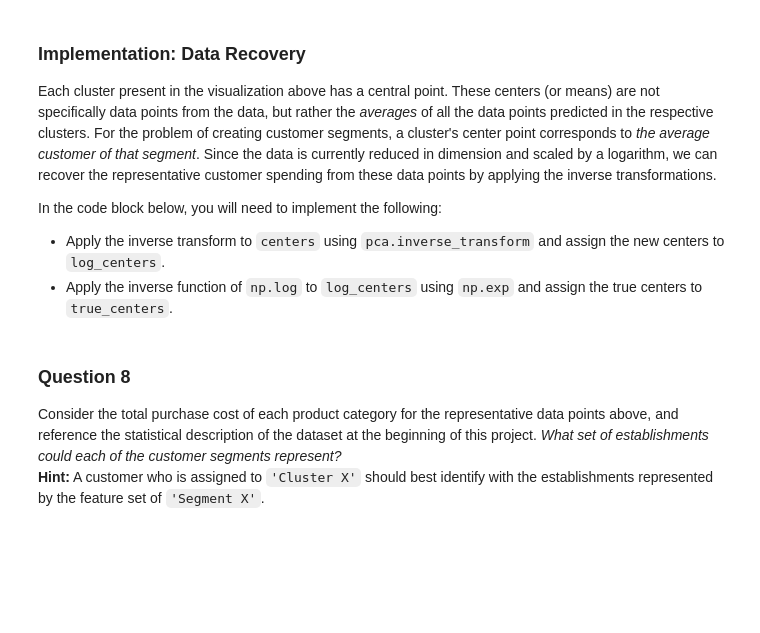
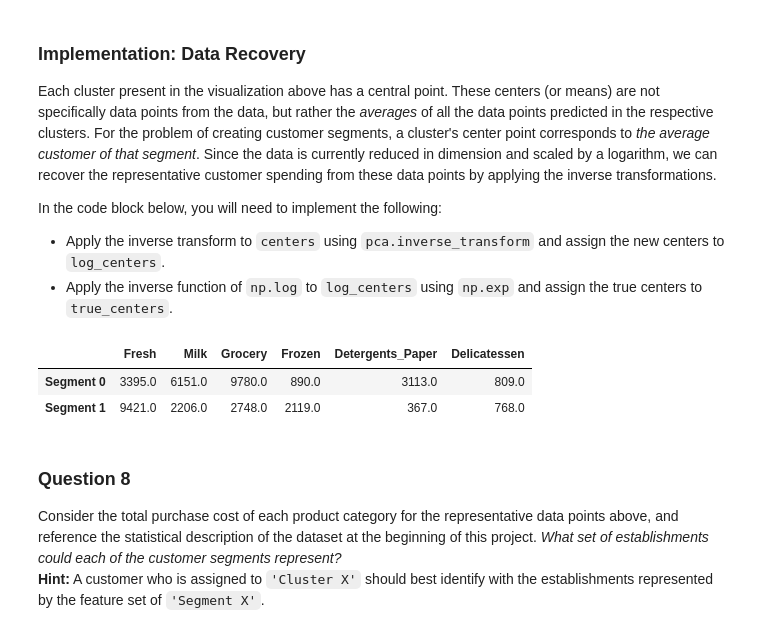
Before and after one commit to mamundson41/machine-learning, a Jupyter notebook: projects/customer_segments/customer_segments.ipynb, the cells around one changed output. Drawn from its saved outputs; the diff is of its cells as text; code cells hidden in the pictures; blank space fills up the shorter version.

```diff
--- a/projects/customer_segments/customer_segments.ipynb
+++ b/projects/customer_segments/customer_segments.ipynb
@@ -460,16 +480,20 @@ In the code block below, you will need to implement the following:
  - Apply the inverse function of `np.log` to `log_centers` using `np.exp` and assign the true centers to `true_centers`.
 # %%
 # TODO: Inverse transform the centers
-log_centers = None
+log_centers = pca.inverse_transform(centers1)
 
 # TODO: Exponentiate the centers
-true_centers = None
+true_centers = np.exp(log_centers)
 
 # Display the true centers
 segments = ['Segment {}'.format(i) for i in range(0,len(centers))]
 true_centers = pd.DataFrame(np.round(true_centers), columns = data.keys())
 true_centers.index = segments
 display(true_centers)
+# %% [output]
+|  | Fresh | Milk | Grocery | Frozen | Detergents_Paper | Delicatessen |
+| Segment 0 | 3395.0 | 6151.0 | 9780.0 | 890.0 | 3113.0 | 809.0 |
+| Segment 1 | 9421.0 | 2206.0 | 2748.0 | 2119.0 | 367.0 | 768.0 |
 # %% [markdown]
 ### Question 8
 Consider the total purchase cost of each product category for the representative data points above, and reference the statistical description of the dataset at the beginning of this project. *What set of establishments could each of the customer segments represent?*
```
Also changed, not shown: parts of 4 cells of this notebook.
